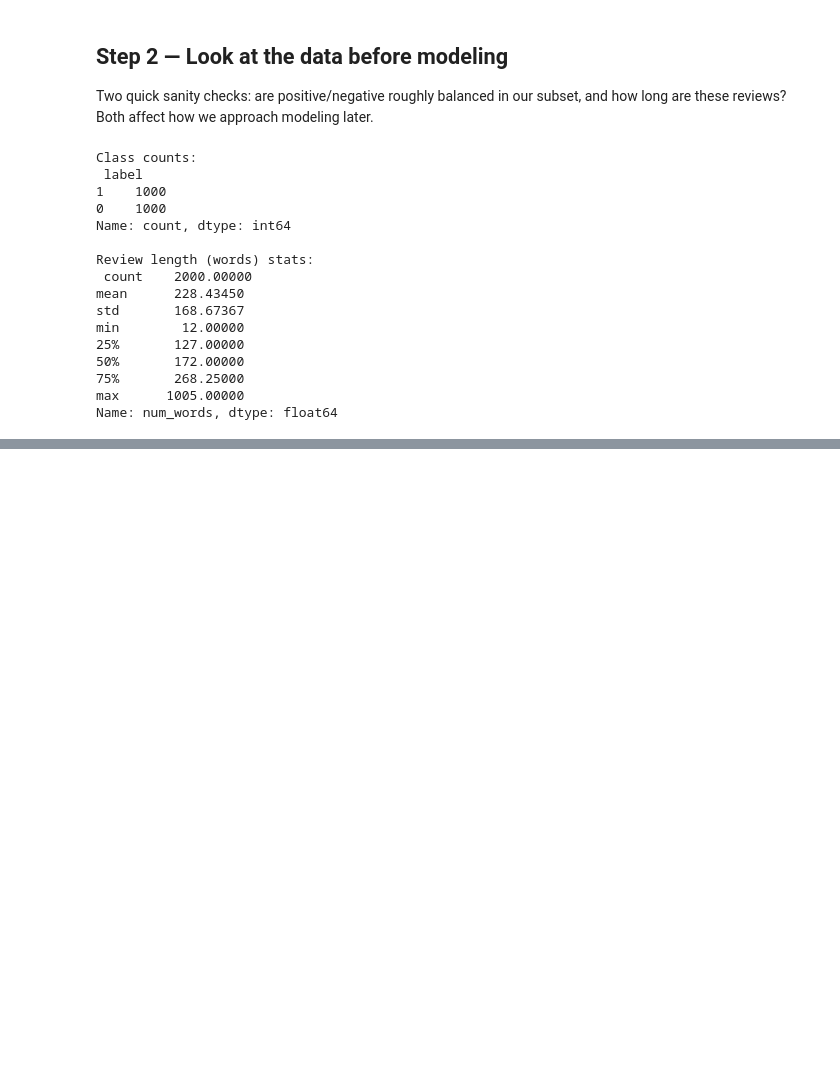
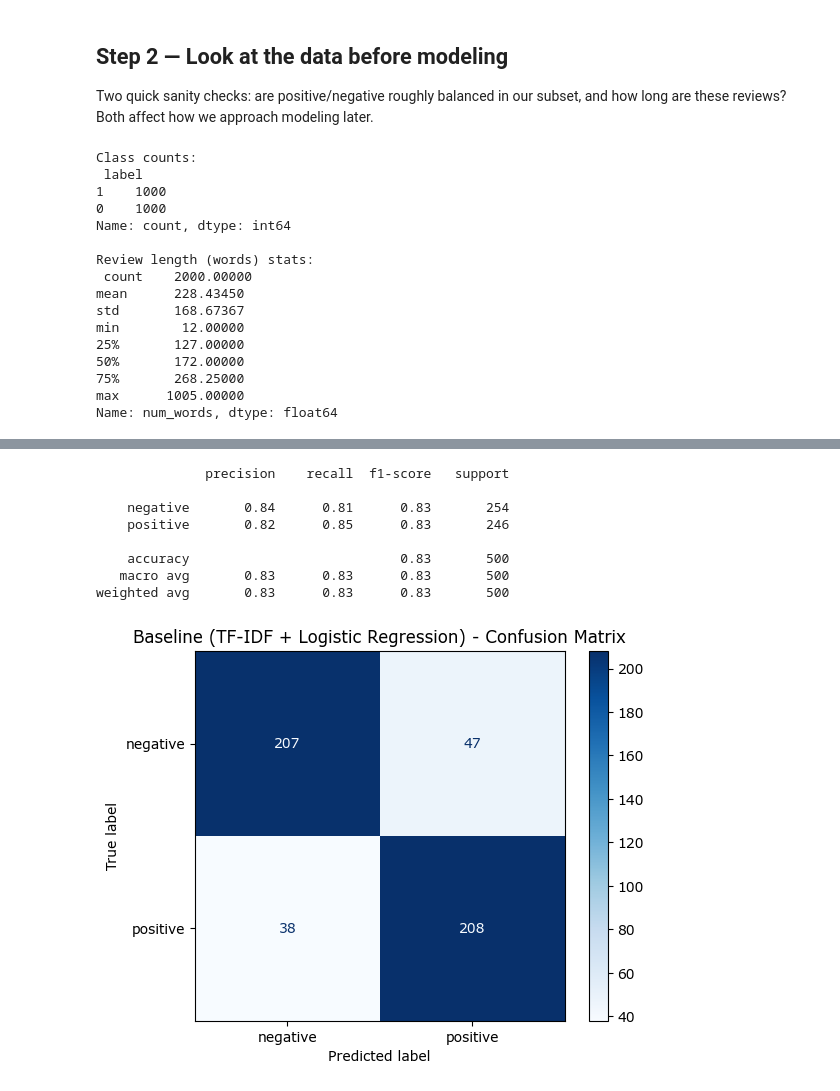
Before and after one commit to reema-s1/sentiment-finetune, a Jupyter notebook: sentiment_classification.ipynb, the cells around one changed output, grey strips where cells are left out. Drawn from its saved outputs; the diff is of its cells as text; code cells hidden in the pictures; blank space fills up the shorter version.

Commit message:
Build TF-IDF + Logistic Regression baseline and evaluate with precision/recall/F1 and confusion matrix

```diff
--- a/sentiment_classification.ipynb
+++ b/sentiment_classification.ipynb
@@ -65,0 +70,16 @@ Name: num_words, dtype: float64
+# %%
+from sklearn.feature_extraction.text import TfidfVectorizer
+
+y_train = train_small["label"]
+y_test = test_small["label"]
+
+# max_features caps vocabulary size; stop_words drops common words like "the", "is"
+vectorizer = TfidfVectorizer(max_features=10000, stop_words="english")
+
+# fit_transform learns the vocabulary from train text AND converts it to vectors
+X_train_tfidf = vectorizer.fit_transform(train_small["text"])
+
+# transform (not fit_transform!) reuses the train vocabulary on test text
+X_test_tfidf = vectorizer.transform(test_small["text"])
+
+X_train_tfidf.shape, X_test_tfidf.shape
@@ -65,0 +92,9 @@ Name: num_words, dtype: float64
+# %%
+from sklearn.linear_model import LogisticRegression
+
+baseline_model = LogisticRegression(max_iter=1000, random_state=42)
+baseline_model.fit(X_train_tfidf, y_train)
+
+# Predicted labels for the test set (never seen during training)
+baseline_preds = baseline_model.predict(X_test_tfidf)
+baseline_preds[:20]
@@ -65,0 +107,21 @@ Name: num_words, dtype: float64
+# %%
+from sklearn.metrics import classification_report, confusion_matrix, ConfusionMatrixDisplay
+import matplotlib.pyplot as plt
+
+print(classification_report(y_test, baseline_preds, target_names=["negative", "positive"]))
+
+cm = confusion_matrix(y_test, baseline_preds)
+disp = ConfusionMatrixDisplay(confusion_matrix=cm, display_labels=["negative", "positive"])
+disp.plot(cmap="Blues")
+plt.title("Baseline (TF-IDF + Logistic Regression) - Confusion Matrix")
+plt.show()
+# %% [output]
+              precision    recall  f1-score   support
+
+    negative       0.84      0.81      0.83       254
+    positive       0.82      0.85      0.83       246
+
+    accuracy                           0.83       500
+   macro avg       0.83      0.83      0.83       500
+weighted avg       0.83      0.83      0.83       500
+[figure, added]
```
Also changed, not shown: parts of 5 cells of this notebook.
